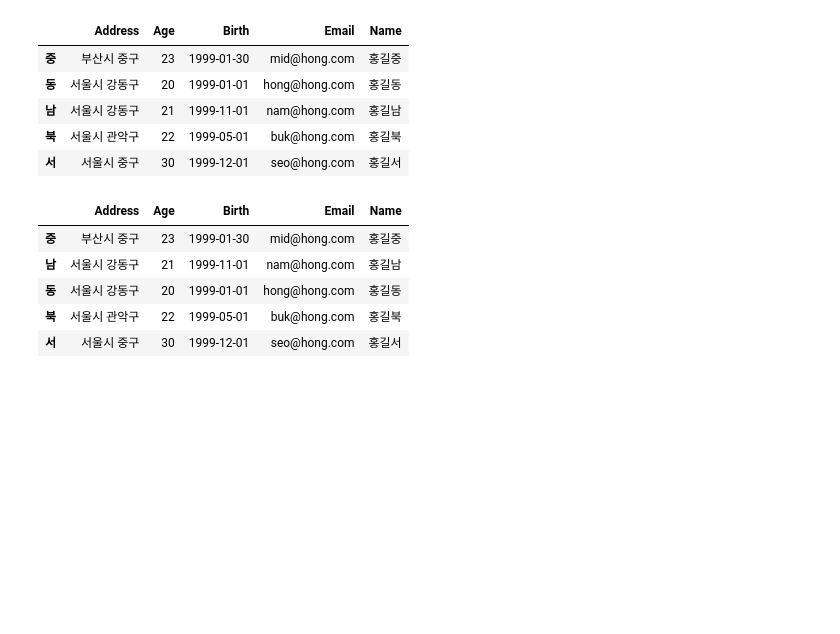
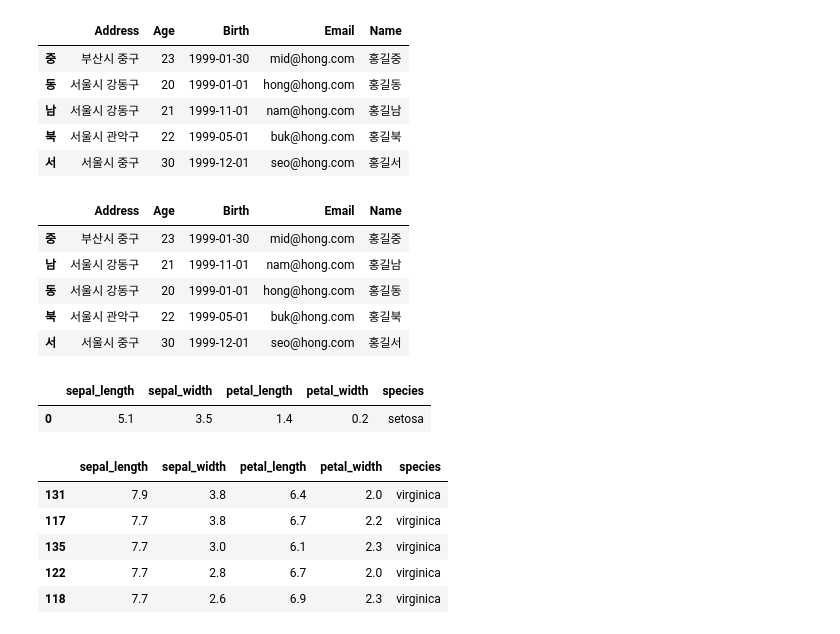
Before and after one commit to waggunet/ai_x, a Jupyter notebook: source/01_python/ch11_데이터프레임과시리즈(Pandas)_1절~8절.ipynb, the cells around one changed output. Cells and saved outputs as stored; diff of their text form; code cells hidden in the pictures; blank space fills up the shorter version.

```diff
--- a/source/01_python/ch11_데이터프레임과시리즈(Pandas)_1절~8절.ipynb
+++ b/source/01_python/ch11_데이터프레임과시리즈(Pandas)_1절~8절.ipynb
@@ -1699,6 +1684,20 @@ member
 # (1) sepal_length 값 기준(sepal_lengh같으면 sepal_width기준) 내림차순 정렬 적용(iris에 적용)
 # (2) index(행이름) 기준으로 정렬 적용(iris에 적용)
 # (3) 열이름(column) 기준으로 정렬한 내용을 출력(iris에 적용하지 않음)
+from seaborn import load_dataset
+iris = load_dataset('iris')
+iris.head(1)
+# %% [output]
+|  | sepal_length | sepal_width | petal_length | petal_width | species |
+| 0 | 5.1 | 3.5 | 1.4 | 0.2 | setosa |
 # %%
-import seaborn as sns
-iris = sns.load_dataset('iris')
+# (1)sepal_length값 기준(sepal_length같으면 sepal_width기준) 내림차순 정렬 적용
+iris.sort_values(by=['sepal_length', 'sepal_width'], ascending=False, inplace=True)
+iris.head()
+# %% [output]
+|  | sepal_length | sepal_width | petal_length | petal_width | species |
+| 131 | 7.9 | 3.8 | 6.4 | 2.0 | virginica |
+| 117 | 7.7 | 3.8 | 6.7 | 2.2 | virginica |
+| 135 | 7.7 | 3.0 | 6.1 | 2.3 | virginica |
+| 122 | 7.7 | 2.8 | 6.7 | 2.0 | virginica |
+| 118 | 7.7 | 2.6 | 6.9 | 2.3 | virginica |
```
Also changed, not shown: parts of 14 cells of this notebook.
